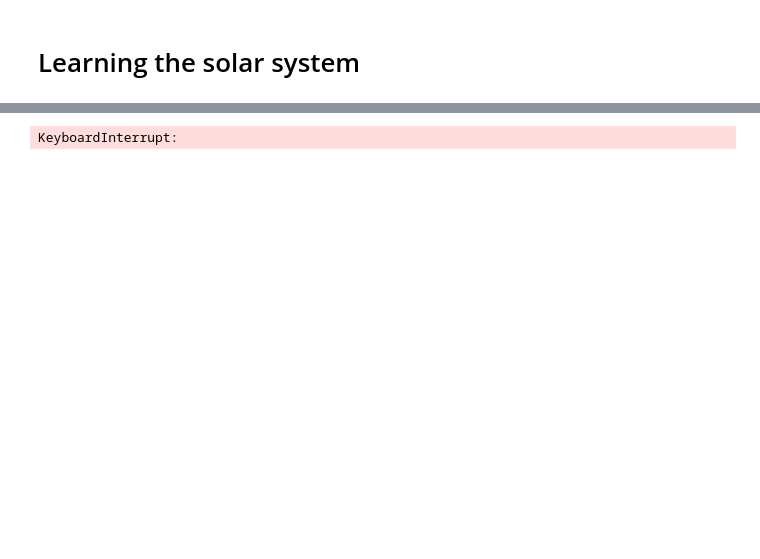
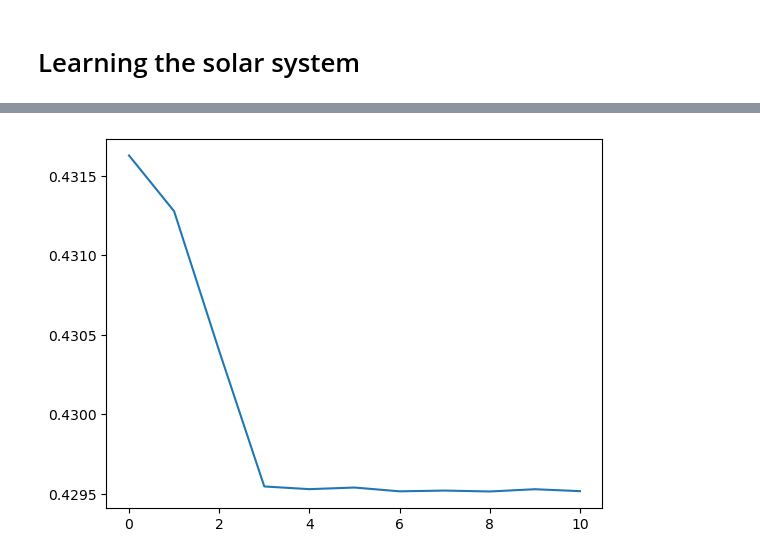
Before and after one commit to bGuenes/Scientific_ML_seminar, a Jupyter notebook: solar_hnn.ipynb, the cells around one changed output, grey strips where cells are left out. Saved outputs shown, nothing was run; the diff lists cells and outputs as text; code cells hidden in the pictures; blank space fills up the shorter version.

```diff
--- a/solar_hnn.ipynb
+++ b/solar_hnn.ipynb
@@ -212,5 +244,5 @@ KeyboardInterrupt:
 # %%
-model_HNN = MLP(len(targets))
+model_HNN = MLP(q_p.shape[1])
 
-train(model=model_HNN, x=q_p, dx=dq_dp, batch_size=32, epochs=1000, baseline=False, lr=1000)
+train(model=model_HNN, x=q_p, dx=dq_dp, batch_size=32, epochs=100, baseline=False, lr=1e-3)
 # %% [output]
@@ -220 +260 @@ Epoch 201/1000 --- Train-Loss: 9657865325248512.0
-KeyboardInterrupt:
+[figure, added]
```
Also changed, not shown: parts of 19 cells of this notebook.
